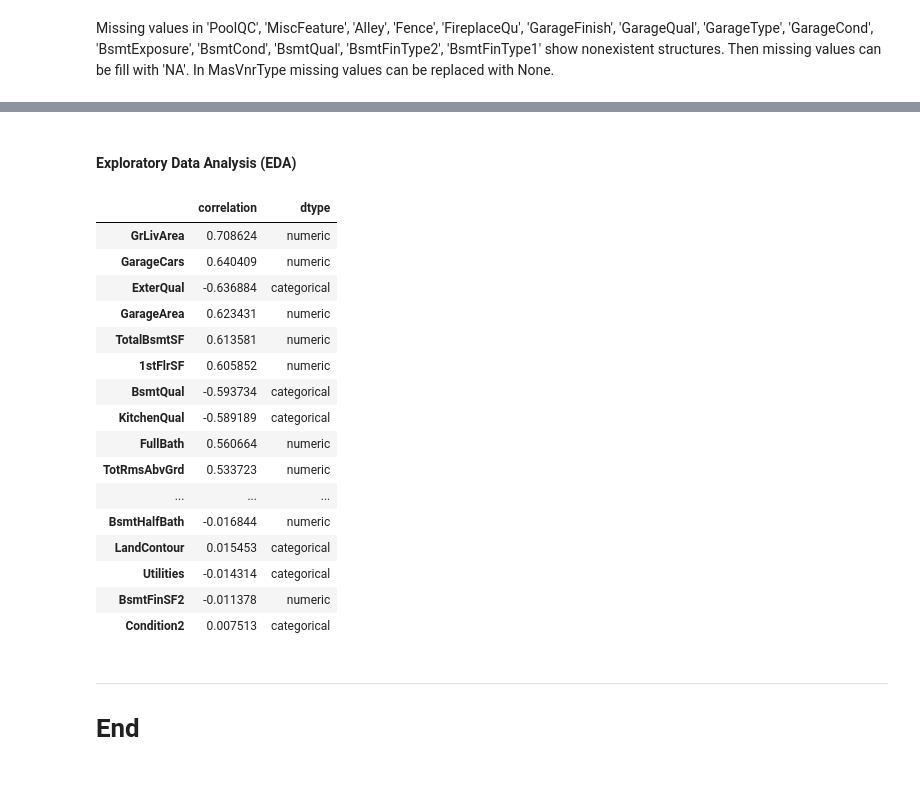
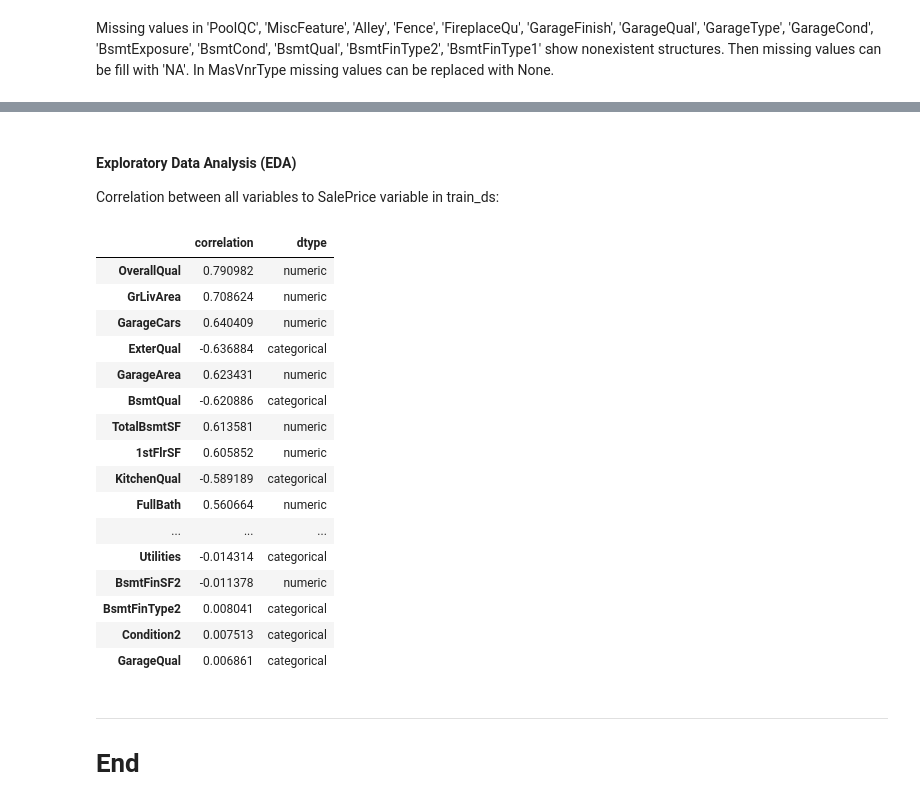
Before and after one commit to lmacakova/prices, a Jupyter notebook: house_prices.ipynb, the cells around one changed output, grey strips where cells are left out. Saved outputs shown, nothing was run; the diff lists cells and outputs as text; code cells hidden in the pictures.

```diff
--- a/house_prices.ipynb
+++ b/house_prices.ipynb
@@ -18,8 +18,8 @@ Train_ds:
 # importing the dataset
 Filename="train.csv"
 Datadir="../prices/Datasets/"
-train_ds=pd.read_csv(Datadir + Filename, header=0, index_col="Id")
-train_ds.head()
+tr_ds=pd.read_csv(Datadir + Filename, header=0, index_col="Id")
+tr_ds.head()
 # %% [output]
 |  | MSSubClass | MSZoning | LotFrontage | LotArea | Street | Alley | LotShape | LandContour | Utilities | ... |
 | Id |  |  |  |  |  |  |  |  |  | ... |
@@ -281,39 +238,40 @@ array(['2010', '2009', '2008', '2007', '2006'], dtype=object)
 # %% [markdown]
 #### Exploratory Data Analysis (EDA)
+Correlation between all variables to SalePrice variable in train_ds:
 # %%
+cat_vars= tr_ds.select_dtypes(include=[object]).columns.tolist()
 # Correlation of numerical and categorical variables with SalePrice in train_ds
 # Numerical correlations
-num_corr = train_ds.select_dtypes(include=[np.number]).corr()['SalePrice'].drop('SalePrice').sort_values(ascending=False)
+num_corr = tr_ds.select_dtypes(include=[np.number]).corr()['SalePrice'].drop('SalePrice').sort_values(ascending=False)
 # Categorical correlations: label-encode each categorical column then compute Pearson correlation with SalePrice
-cat_cols = [c for c in cat_vars if c in train_ds.columns]
-cat_encoded = train_ds[cat_cols].apply(lambda col: le().fit_transform(col))
-cat_corr = cat_encoded.corrwith(train_ds['SalePrice']).dropna().sort_values(ascending=False)
+cat_cols = [c for c in cat_vars if c in tr_ds.columns]
+cat_encoded = tr_ds[cat_cols].apply(lambda col: le().fit_transform(col))
+cat_corr = cat_encoded.corrwith(tr_ds['SalePrice']).dropna().sort_values(ascending=False)
 # Combine into a single DataFrame and sort by absolute correlation
 corr_df = pd.concat([num_corr.rename('correlation'), cat_corr.rename('correlation')], axis=0).to_frame()
 corr_df['dtype'] = ['numeric'] * len(num_corr) + ['categorical'] * len(cat_corr)
 corr_df = corr_df.sort_values(by='correlation', key=lambda s: s.abs(), ascending=False)
 pd.set_option('display.max_rows', None)
 pd.set_option('display.max_columns', None)
-corr_df_sorted = corr_df.sort_values(by='correlation', key=lambda s: s.abs(), ascending=False)
-corr_df_sorted
+corr_df
 # %% [output]
 |  | correlation | dtype |
+| OverallQual | 0.790982 | numeric |
 | GrLivArea | 0.708624 | numeric |
 | GarageCars | 0.640409 | numeric |
 | ExterQual | -0.636884 | categorical |
 | GarageArea | 0.623431 | numeric |
+| BsmtQual | -0.620886 | categorical |
 | TotalBsmtSF | 0.613581 | numeric |
 | 1stFlrSF | 0.605852 | numeric |
-| BsmtQual | -0.593734 | categorical |
 | KitchenQual | -0.589189 | categorical |
 | FullBath | 0.560664 | numeric |
-| TotRmsAbvGrd | 0.533723 | numeric |
 | ... | ... | ... |
-| BsmtHalfBath | -0.016844 | numeric |
-| LandContour | 0.015453 | categorical |
 | Utilities | -0.014314 | categorical |
 | BsmtFinSF2 | -0.011378 | numeric |
+| BsmtFinType2 | 0.008041 | categorical |
 | Condition2 | 0.007513 | categorical |
+| GarageQual | 0.006861 | categorical |
 # %% [markdown]
 ----
 # End
```
Also changed, not shown: parts of 26 cells of this notebook, 1 other file.
